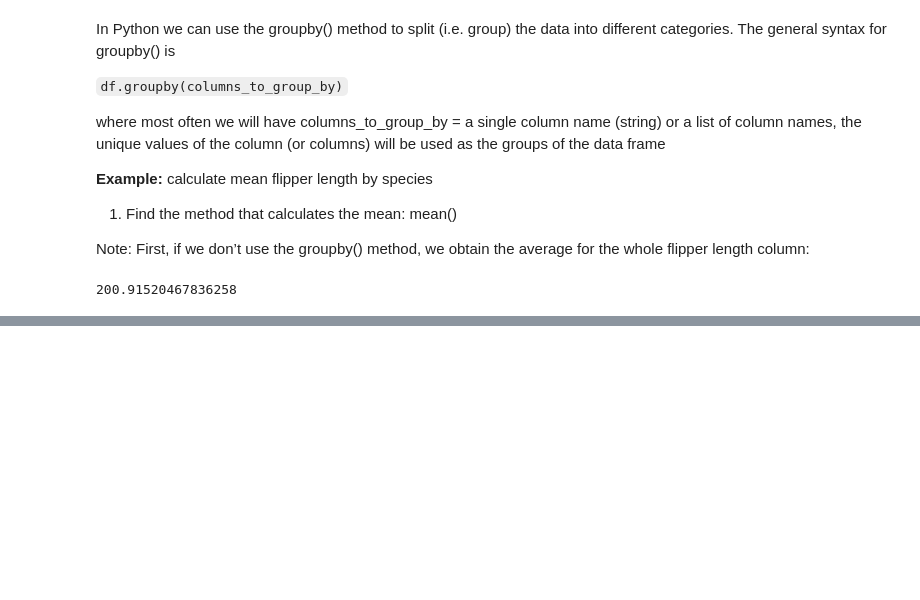
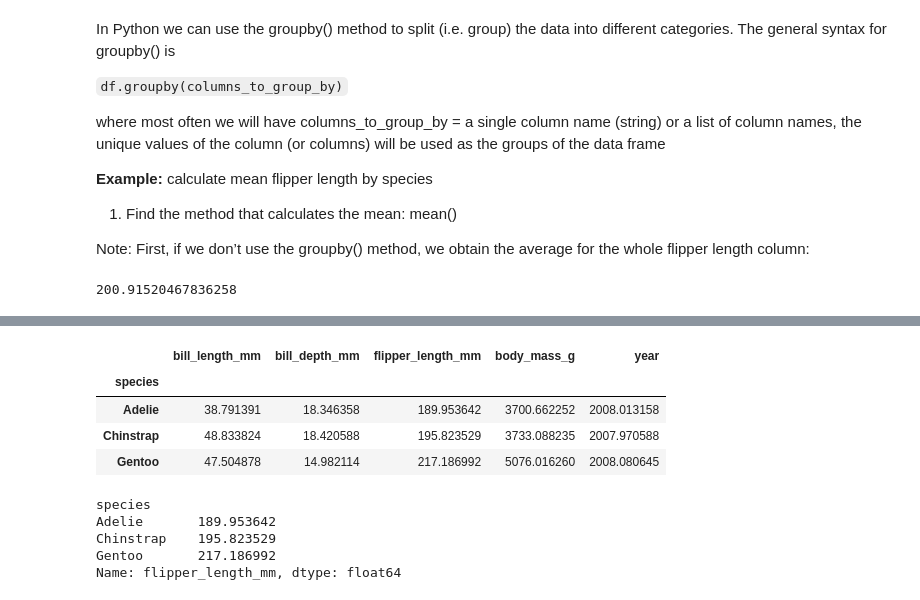
Before and after one commit to cnordheim-maestas/eds-220, a Jupyter notebook: grouping-lecture-notes-10-18.ipynb, the cells around one changed output, grey strips where cells are left out. Drawn from its saved outputs; the diff is of its cells as text; code cells hidden in the pictures; blank space fills up the shorter version.

```diff
--- a/grouping-lecture-notes-10-18.ipynb
+++ b/grouping-lecture-notes-10-18.ipynb
@@ -103,0 +112,18 @@ penguins.flipper_length_mm.mean()
+# %%
+# mean of all columns by species
+penguins.groupby('species').mean()
+# %% [output]
+|  | bill_length_mm | bill_depth_mm | flipper_length_mm | body_mass_g | year |
+| species |  |  |  |  |  |
+| Adelie | 38.791391 | 18.346358 | 189.953642 | 3700.662252 | 2008.013158 |
+| Chinstrap | 48.833824 | 18.420588 | 195.823529 | 3733.088235 | 2007.970588 |
+| Gentoo | 47.504878 | 14.982114 | 217.186992 | 5076.016260 | 2008.080645 |
+# %%
+# mean of just the flipper length by species
+penguins.groupby('species').mean().flipper_length_mm
+# %% [output]
+species
+Adelie       189.953642
+Chinstrap    195.823529
+Gentoo       217.186992
+Name: flipper_length_mm, dtype: float64
```
Also changed, not shown: parts of 7 cells of this notebook.
